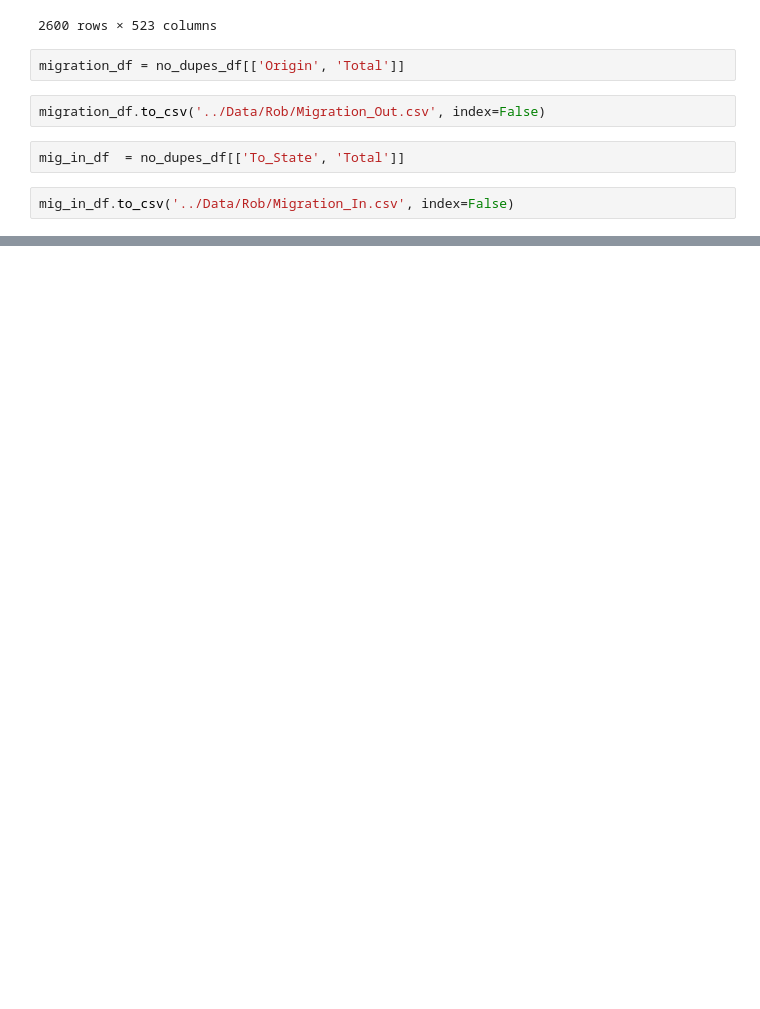
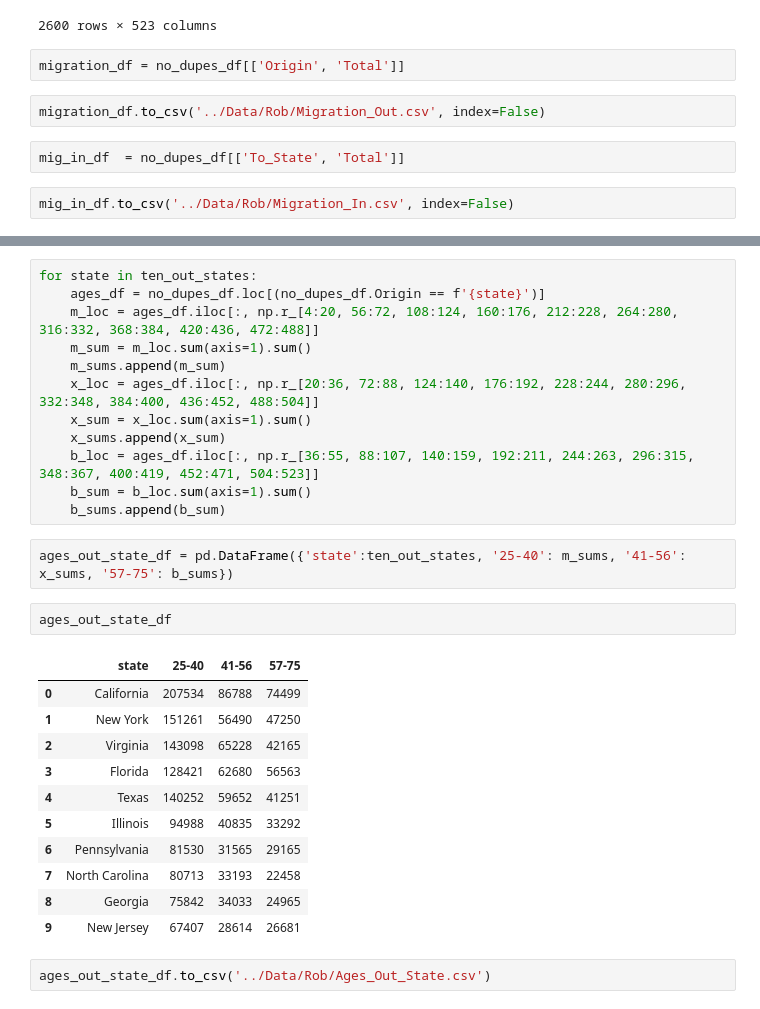
Before and after one commit to aliciasply/InterState-Migration, a Jupyter notebook: Code/state_dataset_transform_rob.ipynb, the cells around one changed output, grey strips where cells are left out. Saved outputs shown, nothing was run; the diff lists cells and outputs as text; blank space fills up the shorter version.

```diff
--- a/Code/state_dataset_transform_rob.ipynb
+++ b/Code/state_dataset_transform_rob.ipynb
@@ -353,0 +342,30 @@ pd.read_sql_query("SELECT 1 FROM states_clean LIMIT 5", con=engine)
+# %%
+for state in ten_out_states:
+    ages_df = no_dupes_df.loc[(no_dupes_df.Origin == f'{state}')]
+    m_loc = ages_df.iloc[:, np.r_[4:20, 56:72, 108:124, 160:176, 212:228, 264:280, 316:332, 368:384, 420:436, 472:488]]
+    m_sum = m_loc.sum(axis=1).sum()
+    m_sums.append(m_sum)
+    x_loc = ages_df.iloc[:, np.r_[20:36, 72:88, 124:140, 176:192, 228:244, 280:296, 332:348, 384:400, 436:452, 488:504]]
+    x_sum = x_loc.sum(axis=1).sum()
+    x_sums.append(x_sum)
+    b_loc = ages_df.iloc[:, np.r_[36:55, 88:107, 140:159, 192:211, 244:263, 296:315, 348:367, 400:419, 452:471, 504:523]]
+    b_sum = b_loc.sum(axis=1).sum()
+    b_sums.append(b_sum)
+# %%
+ages_out_state_df = pd.DataFrame({'state':ten_out_states, '25-40': m_sums, '41-56': x_sums, '57-75': b_sums})
+# %%
+ages_out_state_df
+# %% [output]
+|  | state | 25-40 | 41-56 | 57-75 |
+| 0 | California | 207534 | 86788 | 74499 |
+| 1 | New York | 151261 | 56490 | 47250 |
+| 2 | Virginia | 143098 | 65228 | 42165 |
+| 3 | Florida | 128421 | 62680 | 56563 |
+| 4 | Texas | 140252 | 59652 | 41251 |
+| 5 | Illinois | 94988 | 40835 | 33292 |
+| 6 | Pennsylvania | 81530 | 31565 | 29165 |
+| 7 | North Carolina | 80713 | 33193 | 22458 |
+| 8 | Georgia | 75842 | 34033 | 24965 |
+| 9 | New Jersey | 67407 | 28614 | 26681 |
+# %%
+ages_out_state_df.to_csv('../Data/Rob/Ages_Out_State.csv')
```
Also changed, not shown: parts of 22 cells of this notebook, 2 other files.
